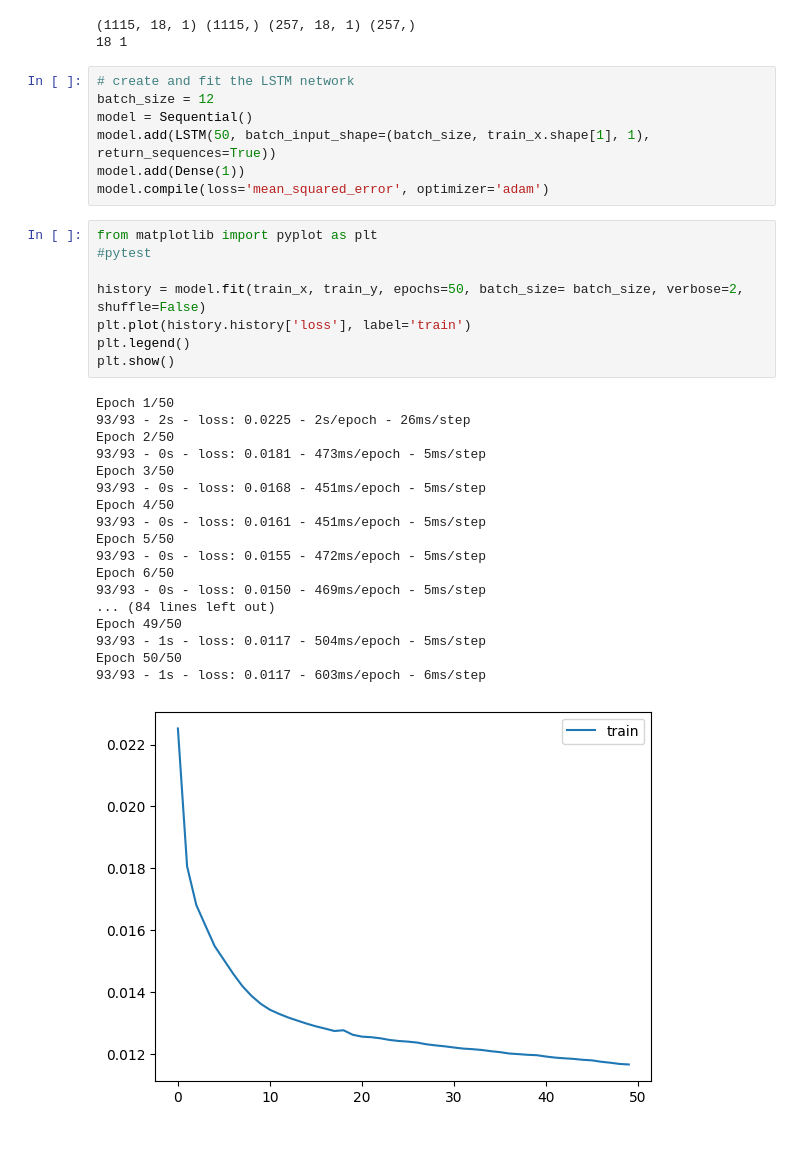
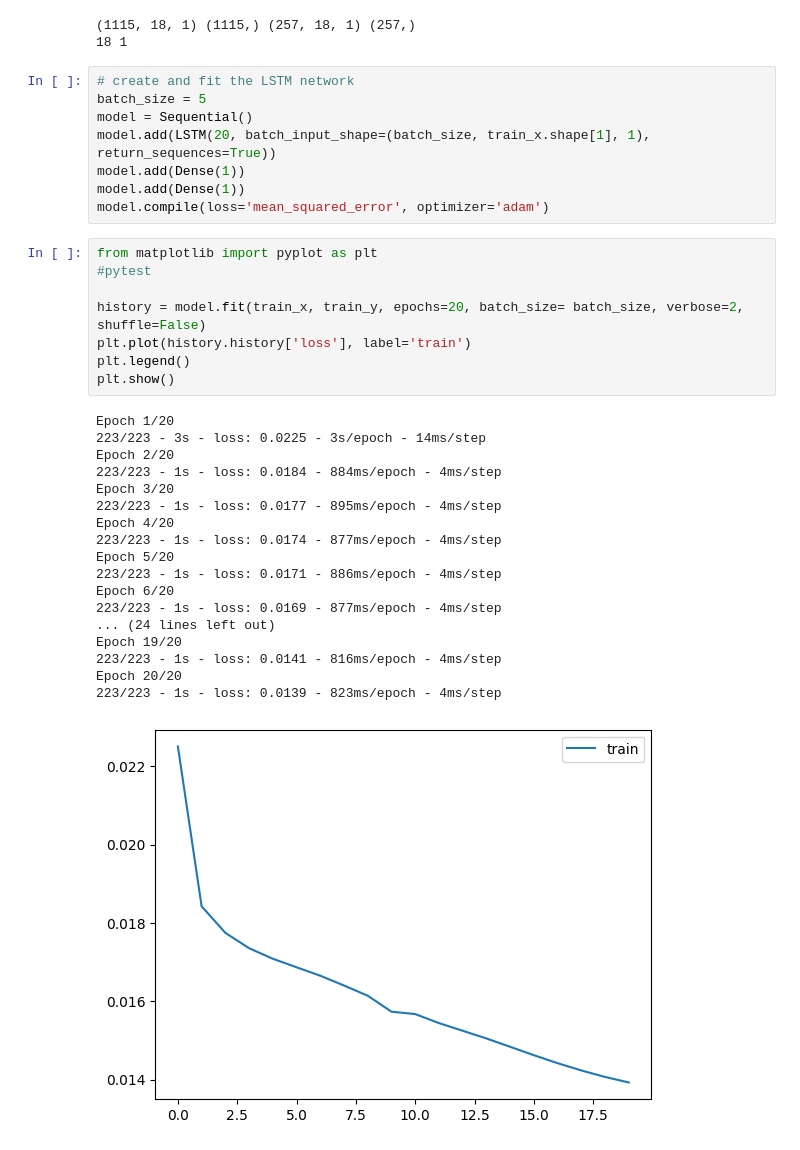
Before and after one commit to jnramirezm/Prediccion_ICA, a Jupyter notebook: Prediccion_ICA.ipynb, the cells around one changed output. Cells and saved outputs as stored; diff of their text form.

```diff
--- a/Prediccion_ICA.ipynb
+++ b/Prediccion_ICA.ipynb
@@ -382,35 +384,36 @@ print(train_x.shape[1], train_x.shape[2])
 18 1
 # %%
 # create and fit the LSTM network
-batch_size = 12
+batch_size = 5
 model = Sequential()
-model.add(LSTM(50, batch_input_shape=(batch_size, train_x.shape[1], 1), return_sequences=True))
+model.add(LSTM(20, batch_input_shape=(batch_size, train_x.shape[1], 1), return_sequences=True))
+model.add(Dense(1))
 model.add(Dense(1))
 model.compile(loss='mean_squared_error', optimizer='adam')
 # %%
 from matplotlib import pyplot as plt
 #pytest
 
-history = model.fit(train_x, train_y, epochs=50, batch_size= batch_size, verbose=2, shuffle=False)
+history = model.fit(train_x, train_y, epochs=20, batch_size= batch_size, verbose=2, shuffle=False)
 plt.plot(history.history['loss'], label='train')
 plt.legend()
 plt.show()
 # %% [output]
-Epoch 1/50
-93/93 - 2s - loss: 0.0225 - 2s/epoch - 26ms/step
-Epoch 2/50
-93/93 - 0s - loss: 0.0181 - 473ms/epoch - 5ms/step
-Epoch 3/50
-93/93 - 0s - loss: 0.0168 - 451ms/epoch - 5ms/step
-Epoch 4/50
-93/93 - 0s - loss: 0.0161 - 451ms/epoch - 5ms/step
-Epoch 5/50
-93/93 - 0s - loss: 0.0155 - 472ms/epoch - 5ms/step
-Epoch 6/50
-93/93 - 0s - loss: 0.0150 - 469ms/epoch - 5ms/step
-... (84 lines left out)
-Epoch 49/50
-93/93 - 1s - loss: 0.0117 - 504ms/epoch - 5ms/step
-Epoch 50/50
-93/93 - 1s - loss: 0.0117 - 603ms/epoch - 6ms/step
+Epoch 1/20
+223/223 - 3s - loss: 0.0225 - 3s/epoch - 14ms/step
+Epoch 2/20
+223/223 - 1s - loss: 0.0184 - 884ms/epoch - 4ms/step
+Epoch 3/20
+223/223 - 1s - loss: 0.0177 - 895ms/epoch - 4ms/step
+Epoch 4/20
+223/223 - 1s - loss: 0.0174 - 877ms/epoch - 4ms/step
+Epoch 5/20
+223/223 - 1s - loss: 0.0171 - 886ms/epoch - 4ms/step
+Epoch 6/20
+223/223 - 1s - loss: 0.0169 - 877ms/epoch - 4ms/step
+... (24 lines left out)
+Epoch 19/20
+223/223 - 1s - loss: 0.0141 - 816ms/epoch - 4ms/step
+Epoch 20/20
+223/223 - 1s - loss: 0.0139 - 823ms/epoch - 4ms/step
-[figure, old version]
+[figure, new version]
```
Also changed, not shown: parts of 5 cells of this notebook.
